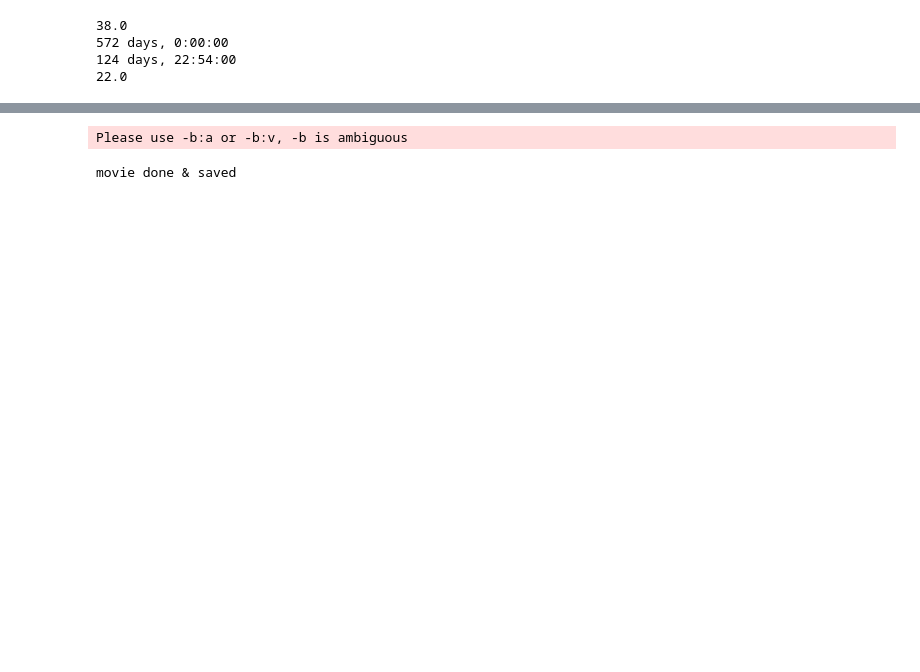
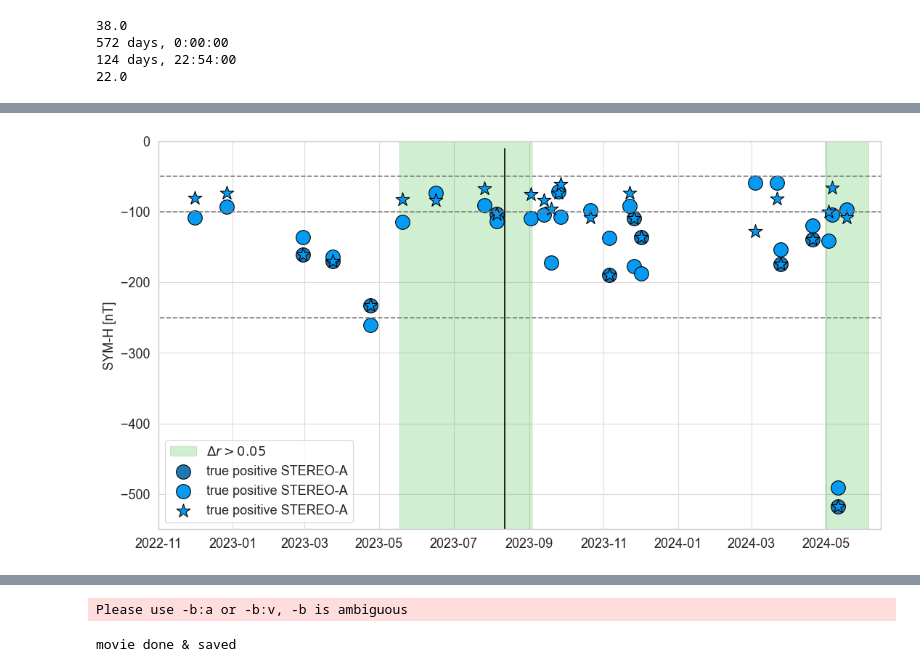
Before and after one commit to EvaWeiler/sub_L1_statistics, a Jupyter notebook: plotting_sub_l1_stats.ipynb, the cells around one changed output, grey strips where cells are left out. Saved outputs shown, nothing was run; the diff lists cells and outputs as text; code cells hidden in the pictures; blank space fills up the shorter version.

```diff
--- a/plotting_sub_l1_stats.ipynb
+++ b/plotting_sub_l1_stats.ipynb
@@ -315,0 +445,22 @@ percent of false alarms, moderate storms STA:  85.7
+# %%
+print(len(time_hit_sta), len(time_hit_omni))
+
+time_intense_events_omni = time_hit_omni[symh_hit_omni<-100.]
+time_intense_events_sta = time_hit_omni[symh_hit_sta<-100.]
+
+time_intense_both = []
+for i in time_intense_events_omni:
+    for j in time_intense_events_sta:
+        if i == j:
+            print(i)
+            time_intense_both.append(i)
+
+symh_intense_both=[]
+for i in range(len(time_hit_omni)):
+    for j in time_intense_both:
+        if time_hit_omni[i] == j:
+            symh_intense_both.append(symh_hit_omni[i])
+
+print(symh_intense_both)
+print(time_intense_both)
+print(len(symh_intense_both), len(time_intense_both))
@@ -315,0 +482,25 @@ percent of false alarms, moderate storms STA:  85.7
+# %%
+# for ESWW poster
+plt.figure(1, figsize=(11,6), dpi=100)
+plt.fill_between(sc_input.time, -550, 0, where=delta_r_earth>0.05, color=c4, alpha=0.2, label=r'$\Delta r > 0.05$')
+plt.plot([sc_input.time[0]-timedelta(days=40),sc_input.time[-1]+timedelta(days=20)], [-50,-50], color='gray', ls='--')
+plt.plot([sc_input.time[0]-timedelta(days=40),sc_input.time[-1]+timedelta(days=20)], [-100,-100], color='gray', ls='--')
+plt.plot([sc_input.time[0]-timedelta(days=40),sc_input.time[-1]+timedelta(days=20)], [-250,-250], color='gray', ls='--')
+#plt.scatter(time_hit_omni_obs_l1 , symh_hit_omni_obs_l1 , marker='o', edgecolor='black', s=250, color=c2, alpha=0.7, label='true positive L1')
+#plt.scatter(time_miss_omni_obs_l1 , symh_miss_omni_obs_l1 , marker='o', edgecolor='black', s=250, color=c0, alpha=0.7, label='false negative L1')
+plt.scatter(time_intense_both, symh_intense_both, marker='o', s=200, color=None, edgecolor='black', label='true positive STEREO-A')
+plt.scatter(time_hit_omni, symh_hit_sta, marker='o', s=200, color=c3, edgecolor='black', label='true positive STEREO-A')
+plt.scatter(time_hit_omni, symh_hit_omni, marker='*', s=200, color=c3, edgecolor='black', label='true positive STEREO-A')
+#plt.scatter(time_miss_omni, symh_miss_omni, marker='x', s=250, edgecolor='black', color='red', label='false negative STEREO-A')
+plt.plot([datetime(2023,8,12),datetime(2023,8,12)], [-550,-10], 'k-')
+plt.ylim(-550,0)
+plt.xlim(datetime(2022,11,1), datetime(2024,6,15))
+plt.ylabel('SYM-H [nT]',fontsize=13)
+plt.tick_params('x', labelsize=13)
+plt.tick_params('y', labelsize=13)
+plt.legend(loc='lower left', fontsize=13)
+plt.tight_layout()
+
+#plt.savefig('hits_misses_esww_poster.pdf')
+# %% [output]
+[figure, added]
```
Also changed, not shown: parts of 31 cells of this notebook.
